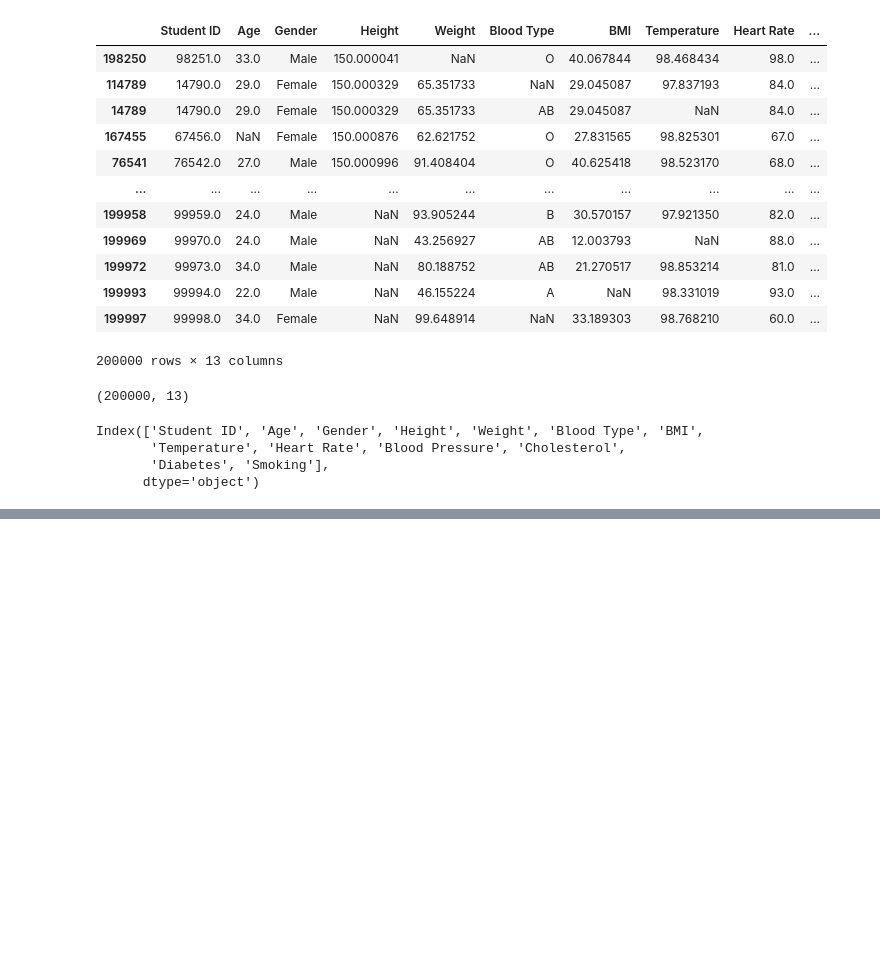
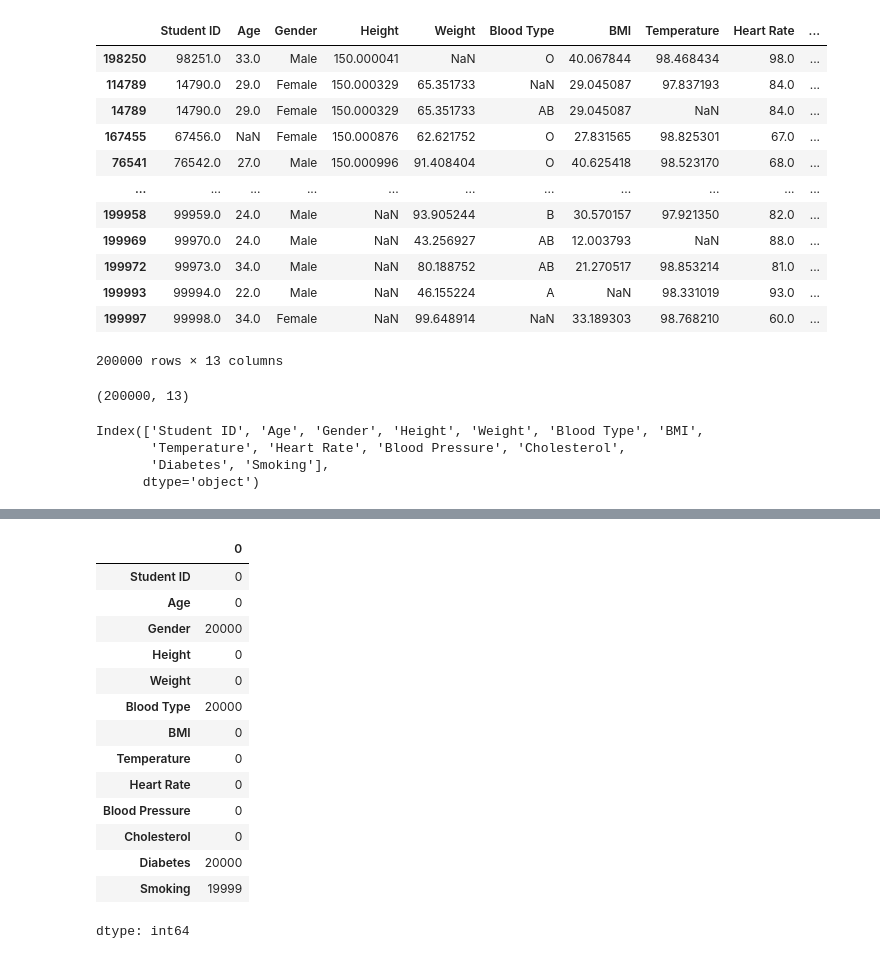
Before and after one commit to eashwardarur/DA, a Jupyter notebook: DAY1.ipynb, the cells around one changed output, grey strips where cells are left out. Cells and saved outputs as stored; diff of their text form; code cells hidden in the pictures; blank space fills up the shorter version.

```diff
--- a/DAY1.ipynb
+++ b/DAY1.ipynb
@@ -166,0 +227,22 @@ Index(['Student ID', 'Age', 'Gender', 'Height', 'Weight', 'Blood Type', 'BMI',
+# %%
+#To replacve all the null values with mean
+cols1=var.select_dtypes(include=['object']).columns
+for i in cols1:
+  var[i]=var[i].fillna(var[i].mode())
+var.isnull().sum()
+# %% [output]
+|  | 0 |
+| Student ID | 0 |
+| Age | 0 |
+| Gender | 20000 |
+| Height | 0 |
+| Weight | 0 |
+| Blood Type | 20000 |
+| BMI | 0 |
+| Temperature | 0 |
+| Heart Rate | 0 |
+| Blood Pressure | 0 |
+| Cholesterol | 0 |
+| Diabetes | 20000 |
+| Smoking | 19999 |
+dtype: int64
```
Also changed, not shown: parts of 5 cells of this notebook.
